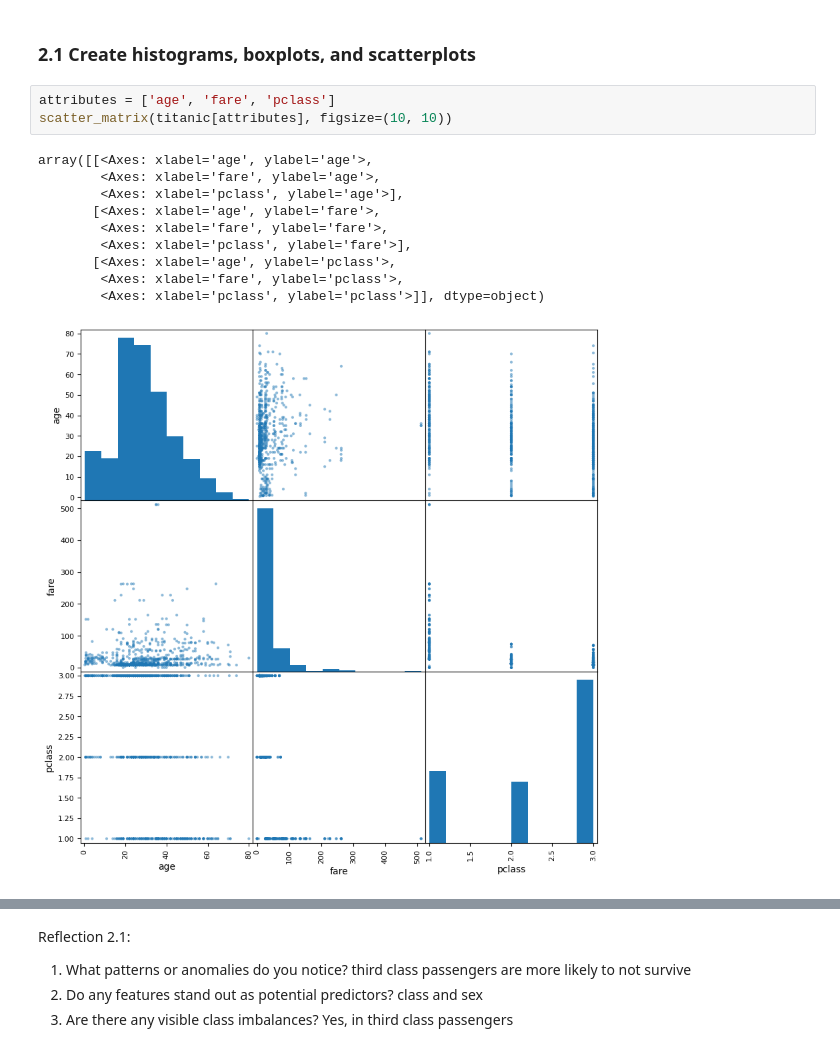
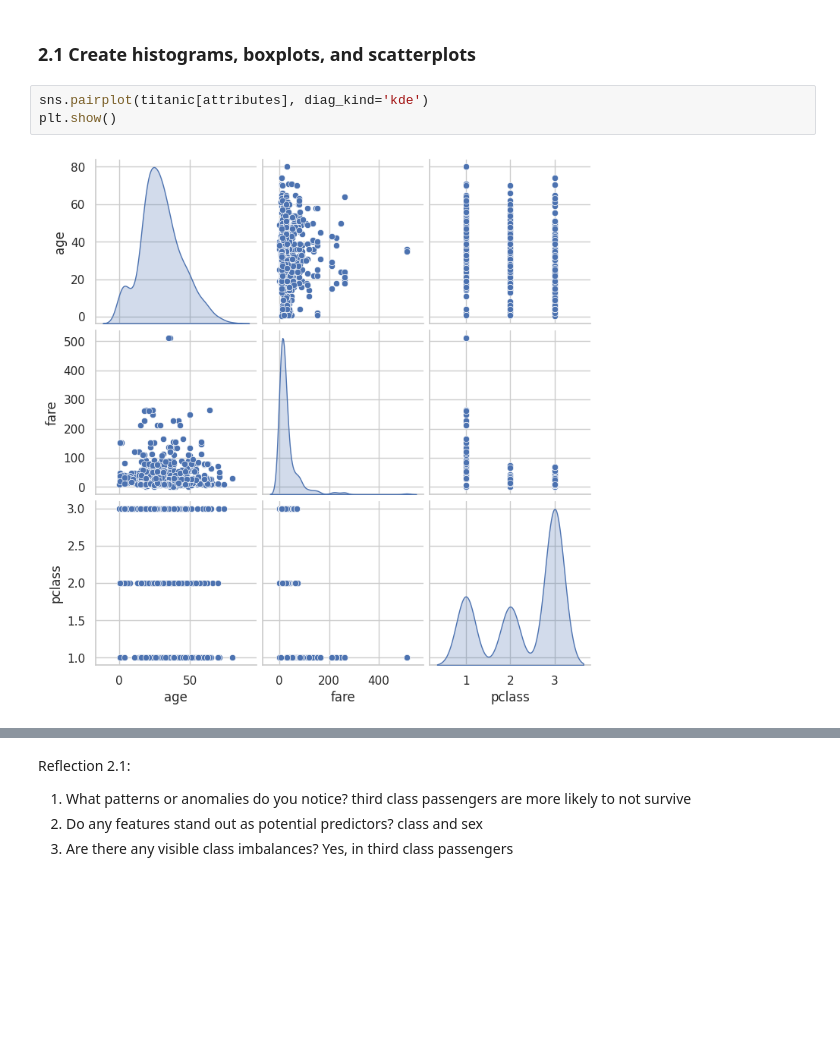
Before and after one commit to drpafowler/applied-ml-philip, a Jupyter notebook: lab02/ml02_philip.ipynb, the cells around one changed output, grey strips where cells are left out. Drawn from its saved outputs; the diff is of its cells as text; blank space fills up the shorter version.

```diff
--- a/lab02/ml02_philip.ipynb
+++ b/lab02/ml02_philip.ipynb
@@ -119,20 +121,11 @@ titanic.corr(numeric_only=True)
 10) Are there any categorical features that might be useful for prediction? I know a bit about this dataset, so I know that sex and passenger class are important features for predicting survival.
 # %% [markdown]
 ### 2.1 Create histograms, boxplots, and scatterplots
-# %%
-attributes = ['age', 'fare', 'pclass']
-scatter_matrix(titanic[attributes], figsize=(10, 10))
-# %% [output]
-array([[<Axes: xlabel='age', ylabel='age'>,
-        <Axes: xlabel='fare', ylabel='age'>,
-        <Axes: xlabel='pclass', ylabel='age'>],
-       [<Axes: xlabel='age', ylabel='fare'>,
-        <Axes: xlabel='fare', ylabel='fare'>,
-        <Axes: xlabel='pclass', ylabel='fare'>],
-       [<Axes: xlabel='age', ylabel='pclass'>,
-        <Axes: xlabel='fare', ylabel='pclass'>,
-        <Axes: xlabel='pclass', ylabel='pclass'>]], dtype=object)
-[figure, removed]
+# %%
+sns.pairplot(titanic[attributes], diag_kind='kde')
+plt.show()
+# %% [output]
+[figure, added]
 # %%
 plt.scatter(titanic['age'], titanic['fare'], c=titanic['sex'].apply(lambda x: 0 if x == 'male' else 1))
 plt.xlabel('Age')
```
Also changed, not shown: parts of 5 cells of this notebook.
